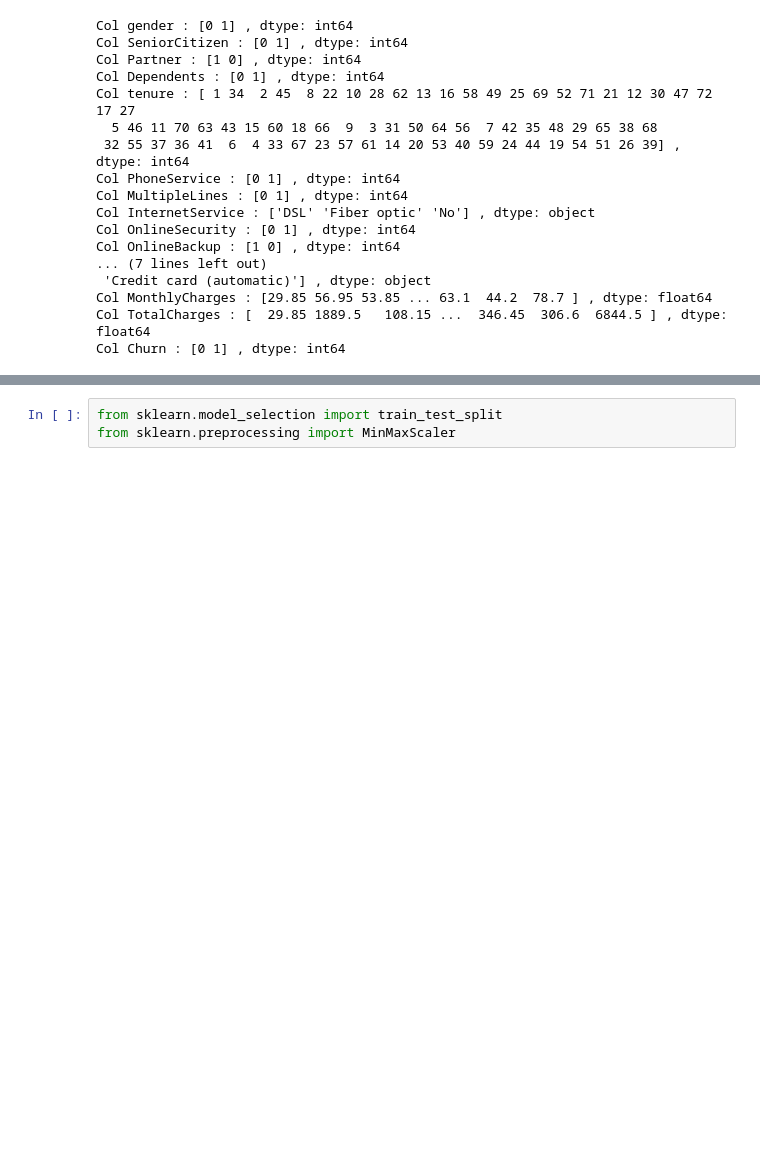
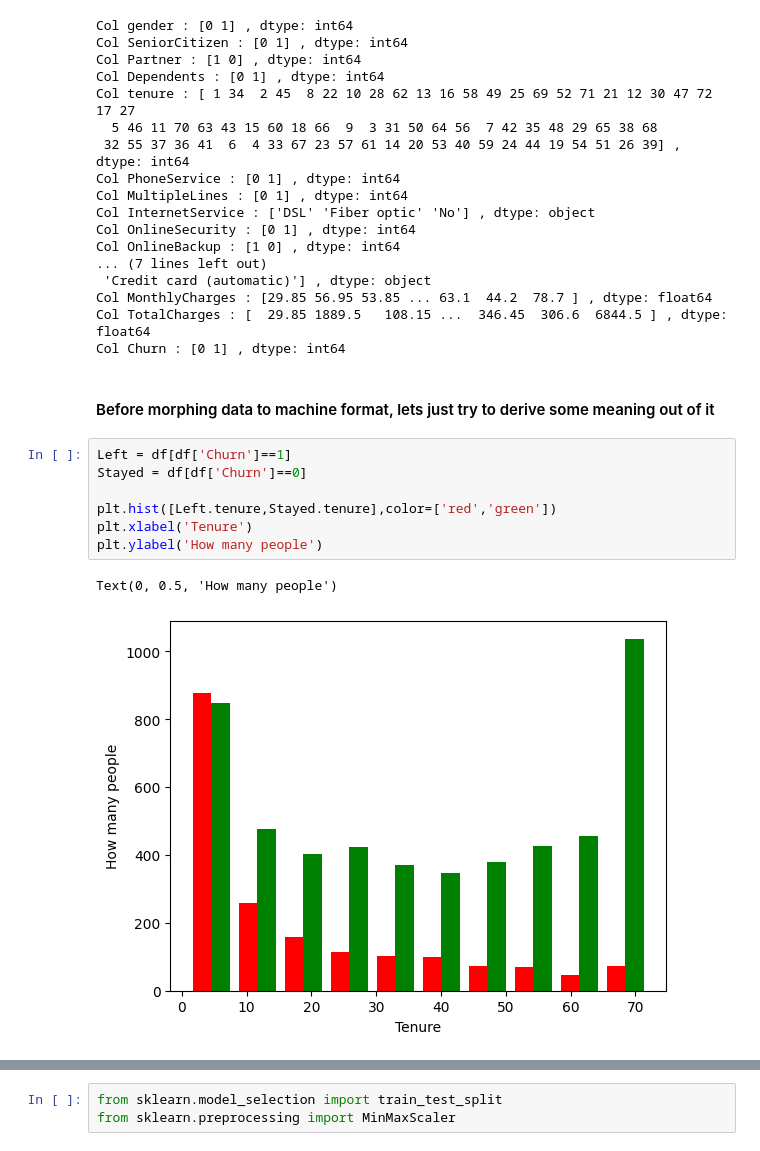
Before and after one commit to Arghyahub/MYPY, a Jupyter notebook: DL/8. Customer Churning/Telco.ipynb, the cells around one changed output, grey strips where cells are left out. Cells and saved outputs as stored; diff of their text form; blank space fills up the shorter version.

Commit message:
add: Churn prediction

```diff
--- a/DL/8. Customer Churning/Telco.ipynb
+++ b/DL/8. Customer Churning/Telco.ipynb
@@ -240,3 +247,15 @@ Col OnlineBackup : [1 0] , dtype: int64
 Col MonthlyCharges : [29.85 56.95 53.85 ... 63.1  44.2  78.7 ] , dtype: float64
 Col TotalCharges : [  29.85 1889.5   108.15 ...  346.45  306.6  6844.5 ] , dtype: float64
 Col Churn : [0 1] , dtype: int64
+# %% [markdown]
+#### Before morphing data to machine format, lets just try to derive some meaning out of it
+# %%
+Left = df[df['Churn']==1]
+Stayed = df[df['Churn']==0]
+
+plt.hist([Left.tenure,Stayed.tenure],color=['red','green'])
+plt.xlabel('Tenure')
+plt.ylabel('How many people')
+# %% [output]
+Text(0, 0.5, 'How many people')
+[figure, added]
```
Also changed, not shown: parts of 34 cells of this notebook.
